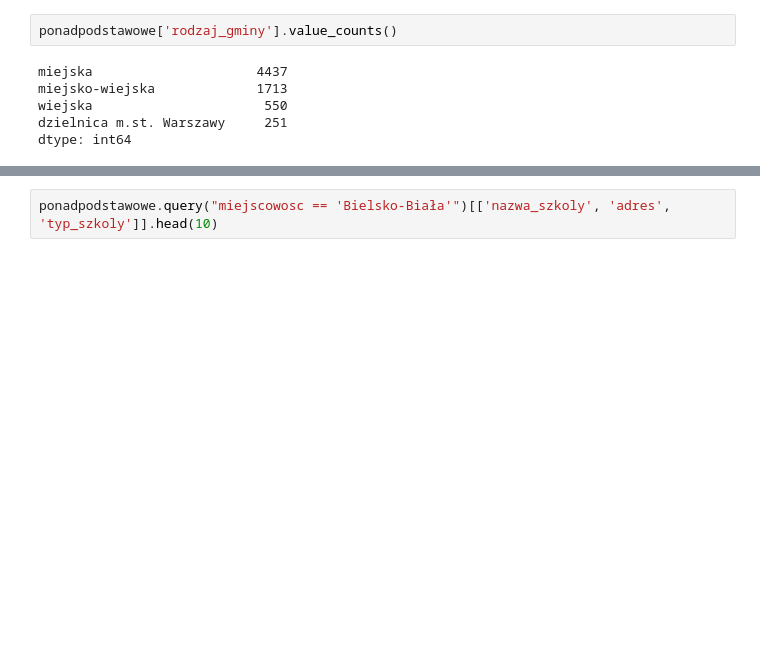
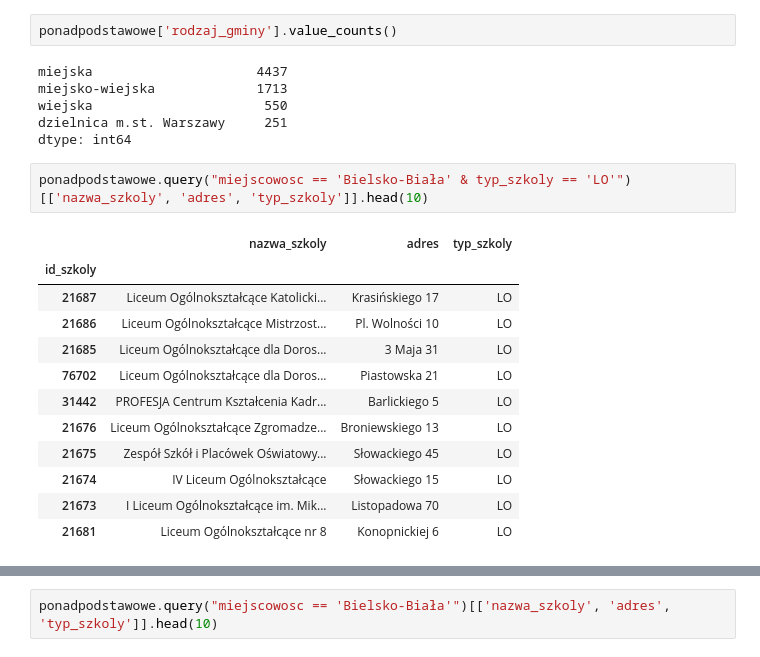
Before and after one commit to stared/delab-matury, a Jupyter notebook: eksploracje/szkoly.ipynb, the cells around one changed output, grey strips where cells are left out. Saved outputs shown, nothing was run; the diff lists cells and outputs as text; blank space fills up the shorter version.

```diff
--- a/eksploracje/szkoly.ipynb
+++ b/eksploracje/szkoly.ipynb
@@ -85,3 +85,18 @@ miejsko-wiejska             1713
 wiejska                      550
 dzielnica m.st. Warszawy     251
 dtype: int64
+# %%
+ponadpodstawowe.query("miejscowosc == 'Bielsko-Biała' & typ_szkoly == 'LO'")[['nazwa_szkoly', 'adres', 'typ_szkoly']].head(10)
+# %% [output]
+|  | nazwa_szkoly | adres | typ_szkoly |
+| id_szkoly |  |  |  |
+| 21687 | Liceum Ogólnokształcące Katolicki... | Krasińskiego 17 | LO |
+| 21686 | Liceum Ogólnokształcące Mistrzost... | Pl. Wolności 10 | LO |
+| 21685 | Liceum Ogólnokształcące dla Doros... | 3 Maja 31 | LO |
+| 76702 | Liceum Ogólnokształcące dla Doros... | Piastowska 21 | LO |
+| 31442 | PROFESJA Centrum Kształcenia Kadr... | Barlickiego 5 | LO |
+| 21676 | Liceum Ogólnokształcące Zgromadze... | Broniewskiego 13 | LO |
+| 21675 | Zespół Szkół i Placówek Oświatowy... | Słowackiego 45 | LO |
+| 21674 | IV Liceum Ogólnokształcące | Słowackiego 15 | LO |
+| 21673 | I Liceum Ogólnokształcące im. Mik... | Listopadowa 70 | LO |
+| 21681 | Liceum Ogólnokształcące nr 8 | Konopnickiej 6 | LO |
```
Also changed, not shown: parts of 1 cell of this notebook, 1 other file.
